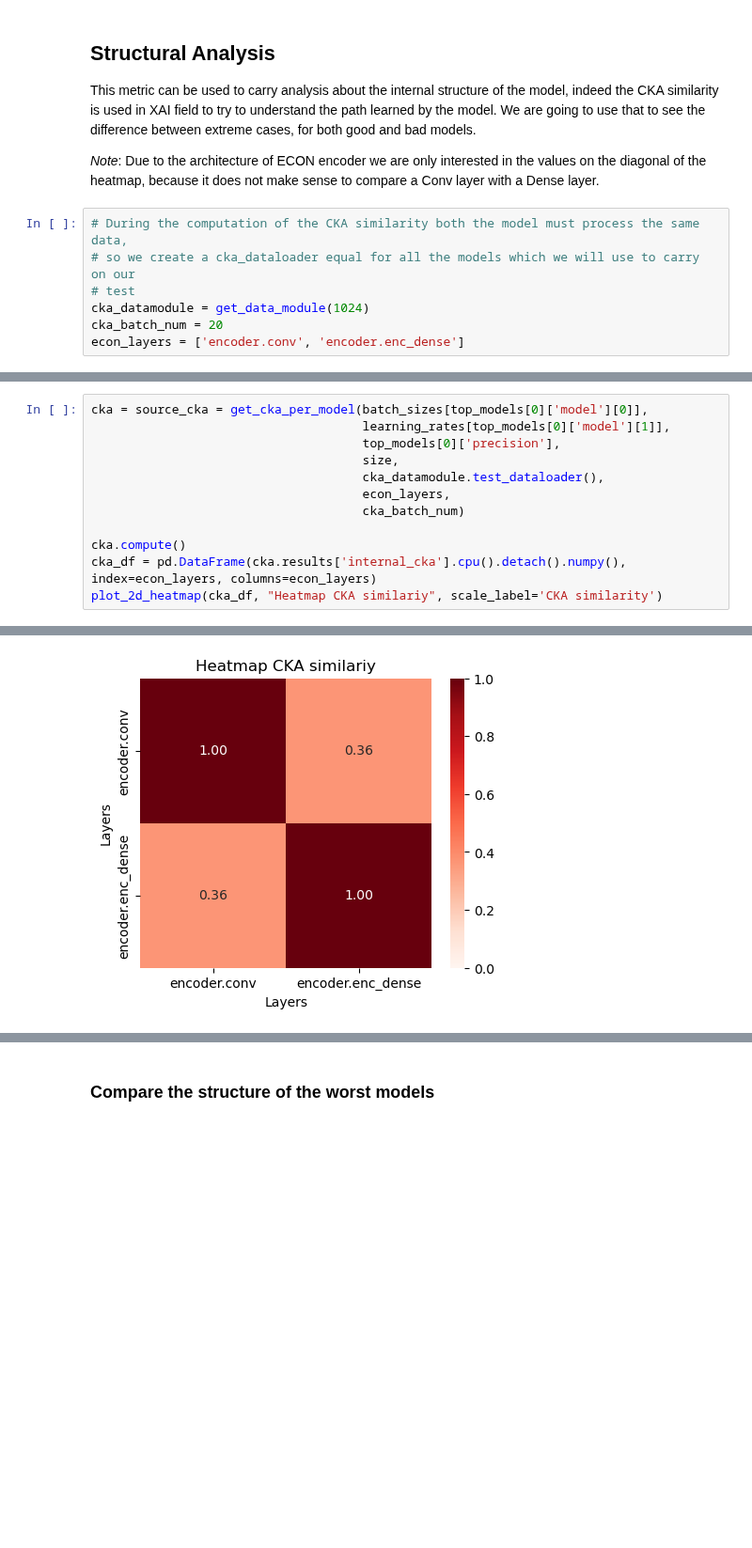
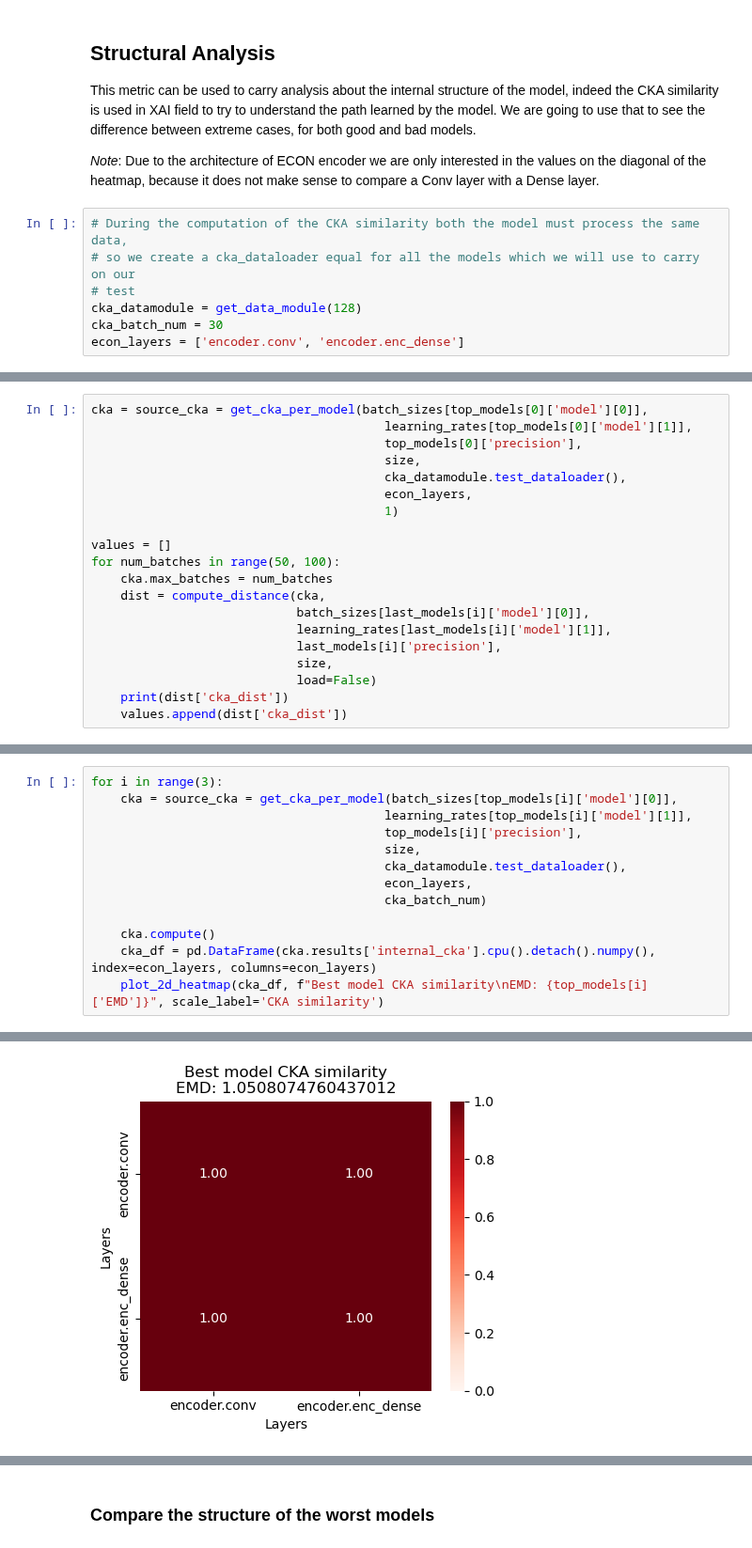
Before and after one commit to Vis4SciML/loss_landscape_taxonomy, a Jupyter notebook: workspace/notebooks/ECON_loss_analysis.ipynb, the cells around one changed output, grey strips where cells are left out. Shown at 94% size. Saved outputs shown, nothing was run; the diff lists cells and outputs as text; blank space fills up the shorter version.

```diff
--- a/workspace/notebooks/ECON_loss_analysis.ipynb
+++ b/workspace/notebooks/ECON_loss_analysis.ipynb
@@ -324,6 +335,6 @@ This metric can be used to carry analysis about the internal structure of the mo
 # During the computation of the CKA similarity both the model must process the same data,
 # so we create a cka_dataloader equal for all the models which we will use to carry on our
 # test
-cka_datamodule = get_data_module(1024)
-cka_batch_num = 20
+cka_datamodule = get_data_module(128)
+cka_batch_num = 30
 econ_layers = ['encoder.conv', 'encoder.enc_dense']
@@ -329,0 +363,20 @@ econ_layers = ['encoder.conv', 'encoder.enc_dense']
+# %%
+cka = source_cka = get_cka_per_model(batch_sizes[top_models[0]['model'][0]],
+                                        learning_rates[top_models[0]['model'][1]],
+                                        top_models[0]['precision'],
+                                        size,
+                                        cka_datamodule.test_dataloader(),
+                                        econ_layers,
+                                        1)
+
+values = []
+for num_batches in range(50, 100):
+    cka.max_batches = num_batches
+    dist = compute_distance(cka,
+                            batch_sizes[last_models[i]['model'][0]],
+                            learning_rates[last_models[i]['model'][1]],
+                            last_models[i]['precision'],
+                            size,
+                            load=False)
+    print(dist['cka_dist'])
+    values.append(dist['cka_dist'])
@@ -346,15 +409,16 @@ for p, worsts in worst_models.items():
 # %%
-cka = source_cka = get_cka_per_model(batch_sizes[top_models[0]['model'][0]],
-                                     learning_rates[top_models[0]['model'][1]],
-                                     top_models[0]['precision'],
-                                     size,
-                                     cka_datamodule.test_dataloader(),
-                                     econ_layers,
-                                     cka_batch_num)
+for i in range(3):
+    cka = source_cka = get_cka_per_model(batch_sizes[top_models[i]['model'][0]],
+                                        learning_rates[top_models[i]['model'][1]],
+                                        top_models[i]['precision'],
+                                        size,
+                                        cka_datamodule.test_dataloader(),
+                                        econ_layers,
+                                        cka_batch_num)
 
-cka.compute()
-cka_df = pd.DataFrame(cka.results['internal_cka'].cpu().detach().numpy(), index=econ_layers, columns=econ_layers)
-plot_2d_heatmap(cka_df, "Heatmap CKA similariy", scale_label='CKA similarity')
+    cka.compute()
+    cka_df = pd.DataFrame(cka.results['internal_cka'].cpu().detach().numpy(), index=econ_layers, columns=econ_layers)
+    plot_2d_heatmap(cka_df, f"Best model CKA similarity\nEMD: {top_models[i]['EMD']}", scale_label='CKA similarity')
 # %% [output]
 CUDA available!
-[figure, old version]
+[figure, new version]
```
Also changed, not shown: parts of 11 cells of this notebook, 3 other files.
